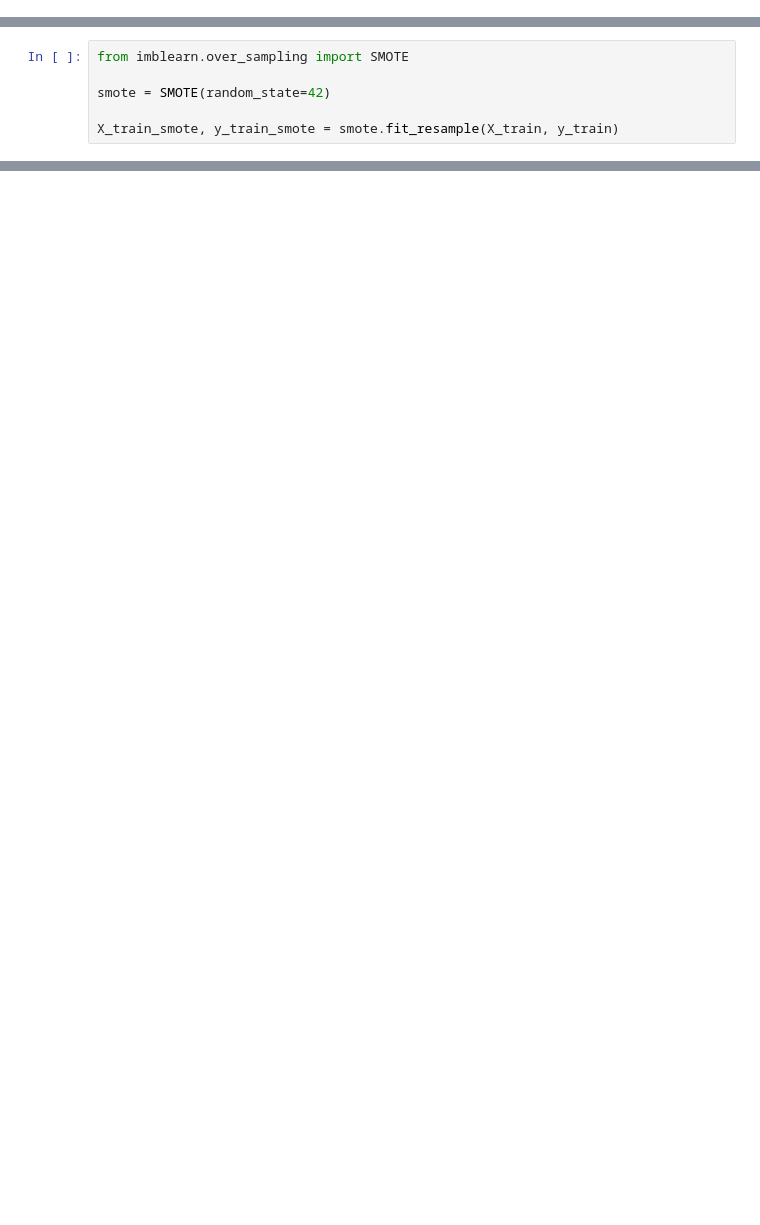
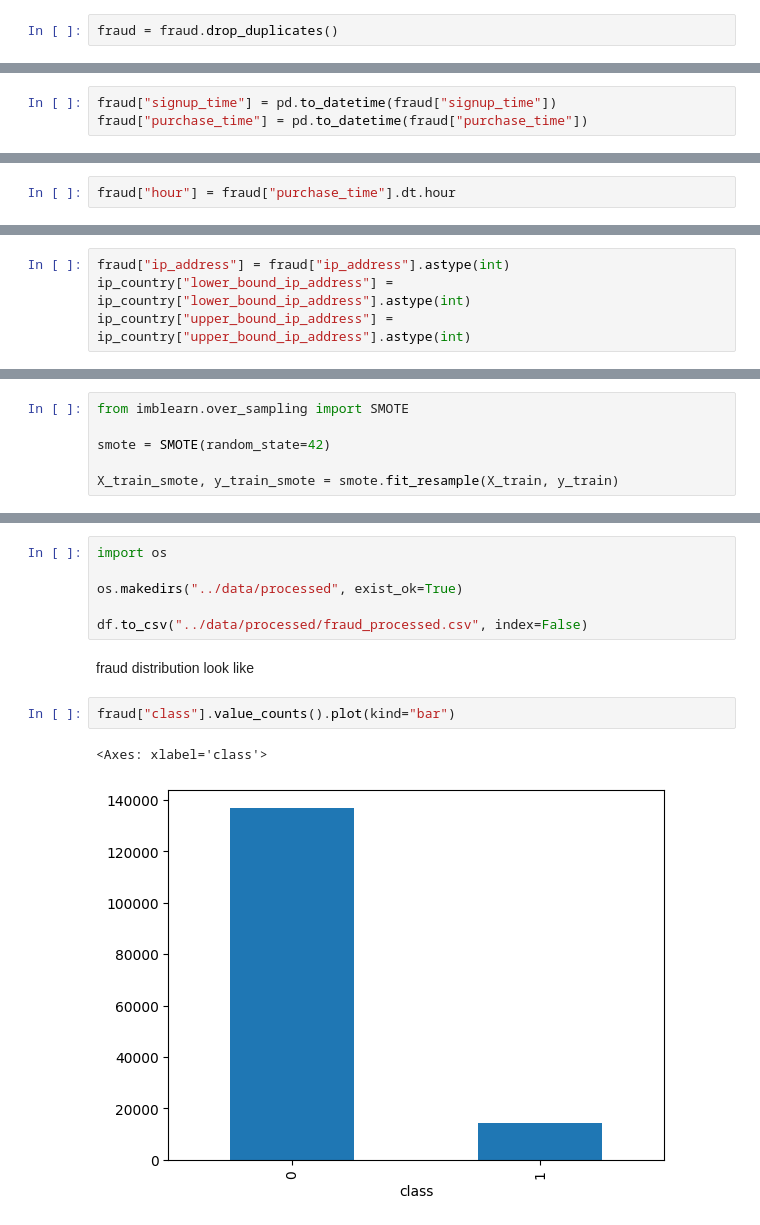
Before and after one commit to redietwogayehu/fraud-detection, a Jupyter notebook: notebooks/eda-fraud-data.ipynb, the cells around one changed output, grey strips where cells are left out. Cells and saved outputs as stored; diff of their text form; blank space fills up the shorter version.

```diff
--- a/notebooks/eda-fraud-data.ipynb
+++ b/notebooks/eda-fraud-data.ipynb
@@ -204,0 +36,2 @@ ip_country = ip_country.sort_values(
+# %%
+fraud = fraud.drop_duplicates()
@@ -204,0 +40,3 @@ ip_country = ip_country.sort_values(
+# %%
+fraud["signup_time"] = pd.to_datetime(fraud["signup_time"])
+fraud["purchase_time"] = pd.to_datetime(fraud["purchase_time"])
@@ -204,0 +82,2 @@ ip_country = ip_country.sort_values(
+# %%
+fraud["hour"] = fraud["purchase_time"].dt.hour
@@ -204,0 +106,4 @@ ip_country = ip_country.sort_values(
+# %%
+fraud["ip_address"] = fraud["ip_address"].astype(int)
+ip_country["lower_bound_ip_address"] = ip_country["lower_bound_ip_address"].astype(int)
+ip_country["upper_bound_ip_address"] = ip_country["upper_bound_ip_address"].astype(int)
@@ -556,0 +229,13 @@ plt.show()
+# %%
+import os
+
+os.makedirs("../data/processed", exist_ok=True)
+
+df.to_csv("../data/processed/fraud_processed.csv", index=False)
+# %% [markdown]
+fraud distribution look like
+# %%
+fraud["class"].value_counts().plot(kind="bar")
+# %% [output]
+<Axes: xlabel='class'>
+[figure, added]
```
Also changed, not shown: parts of 122 cells of this notebook, 9 other files.
